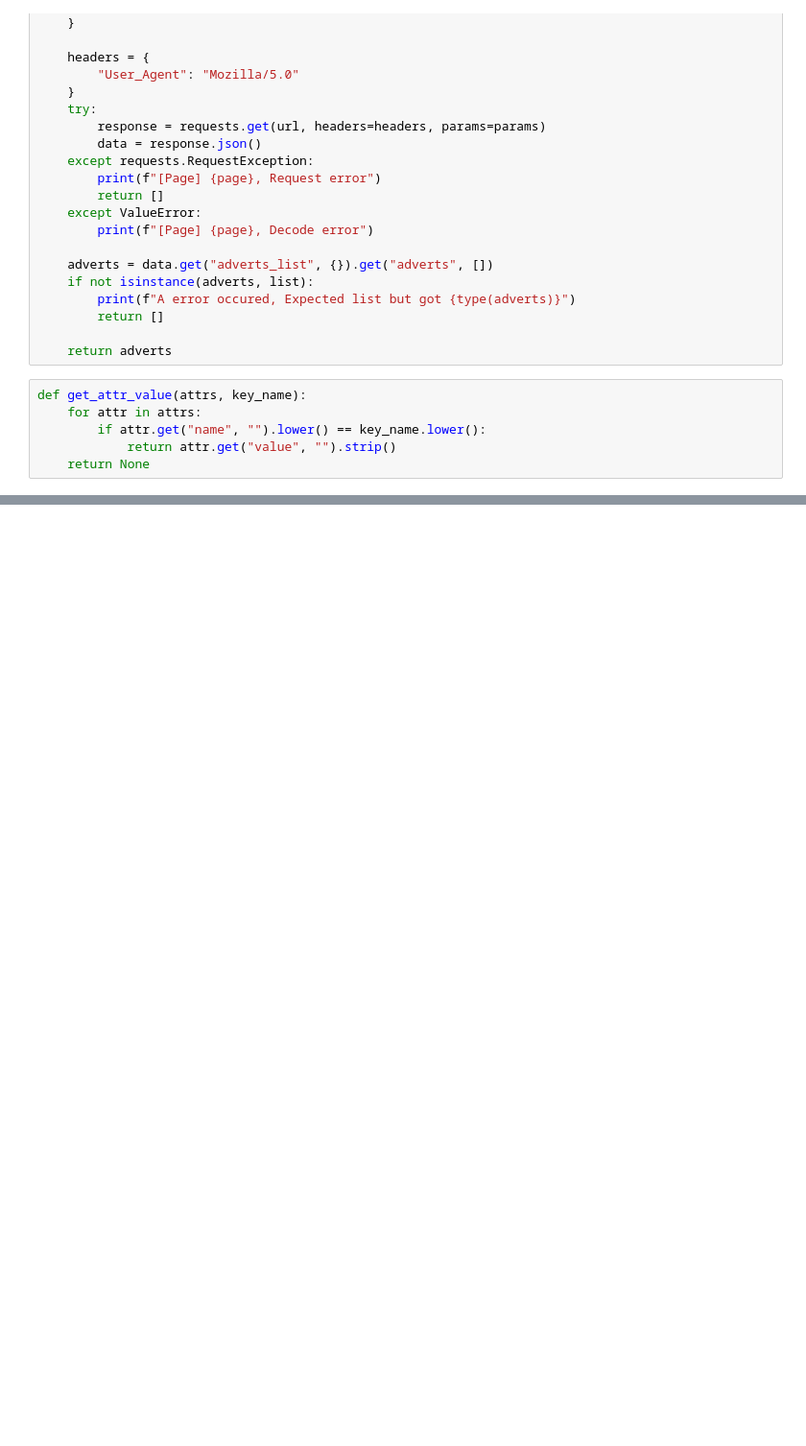
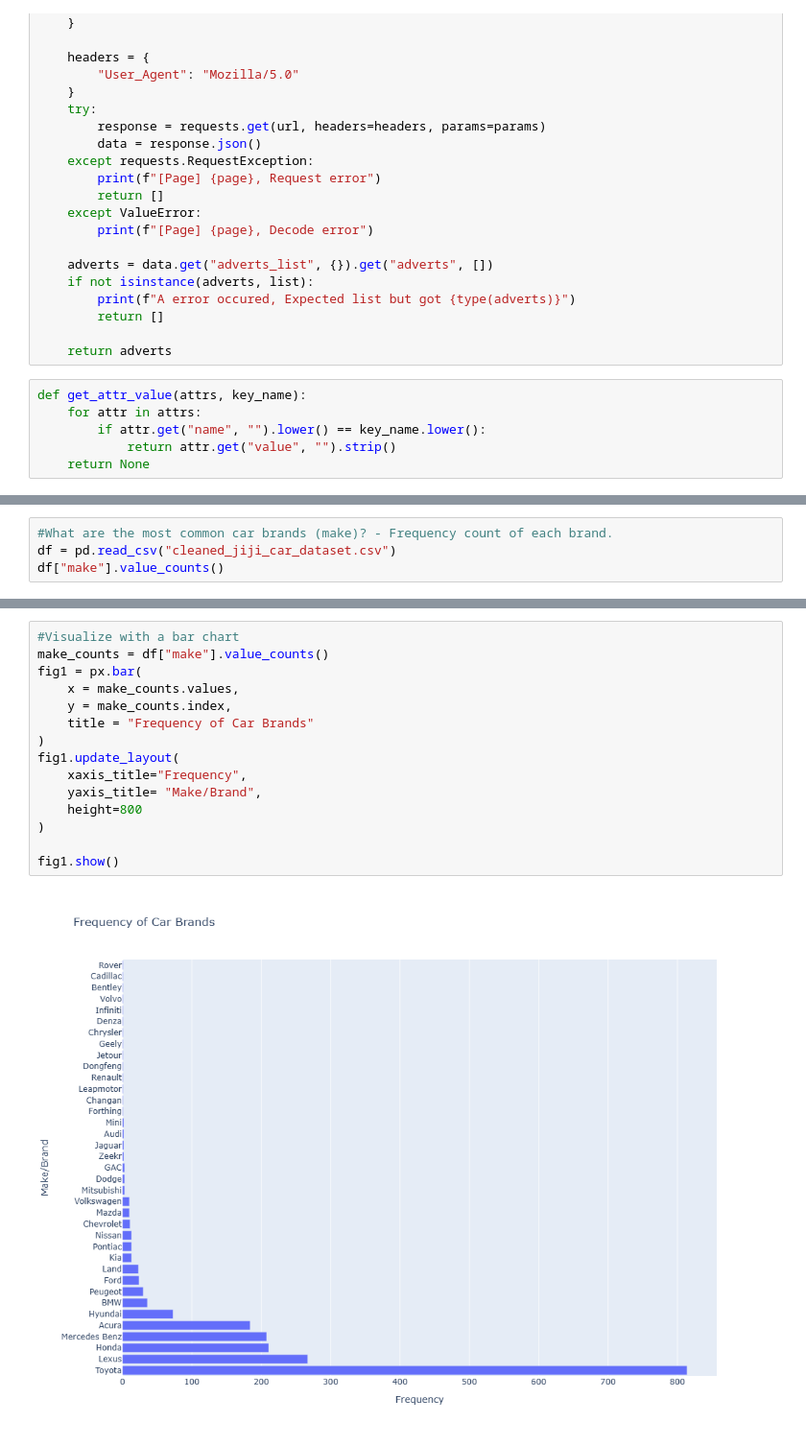
Before and after one commit to Maryam01-coder/data-science-class, a Jupyter notebook: jiji_scrape_car_data.ipynb, the cells around one changed output, grey strips where cells are left out. Shown at 96% size. Saved outputs shown, nothing was run; the diff lists cells and outputs as text; blank space fills up the shorter version.

```diff
--- a/jiji_scrape_car_data.ipynb
+++ b/jiji_scrape_car_data.ipynb
@@ -143,0 +266,4 @@ df.head()
+# %%
+#What are the most common car brands (make)? - Frequency count of each brand.
+df = pd.read_csv("cleaned_jiji_car_dataset.csv")
+df["make"].value_counts()
@@ -143,0 +288,17 @@ df.head()
+# %%
+#Visualize with a bar chart
+make_counts = df["make"].value_counts()
+fig1 = px.bar(
+    x = make_counts.values,
+    y = make_counts.index,
+    title = "Frequency of Car Brands"
+)
+fig1.update_layout(
+    xaxis_title="Frequency",
+    yaxis_title= "Make/Brand",
+    height=800
+)
+
+fig1.show()
+# %% [output]
+[figure, added]
```
Also changed, not shown: parts of 28 cells of this notebook, 3 other files.
